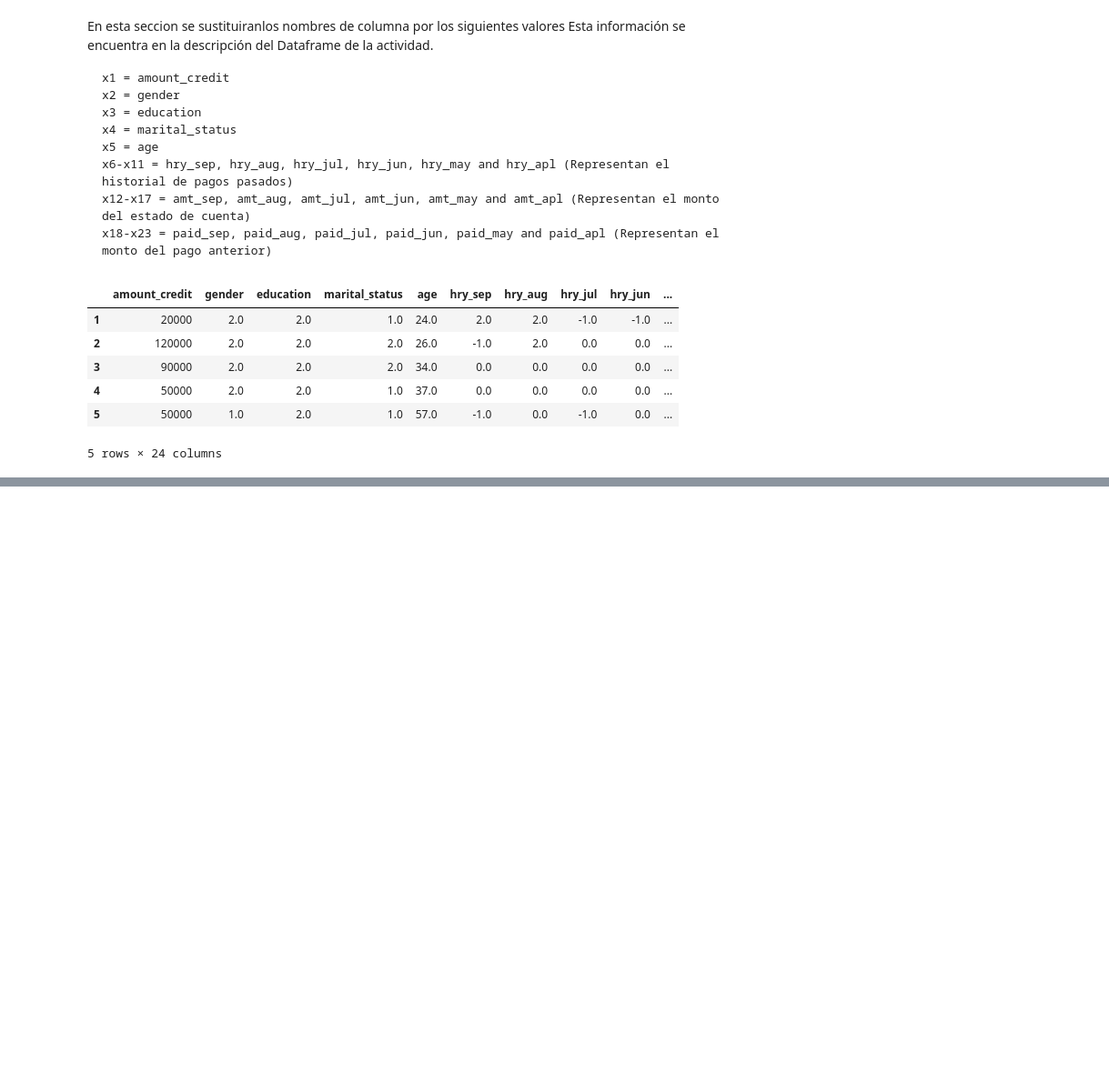
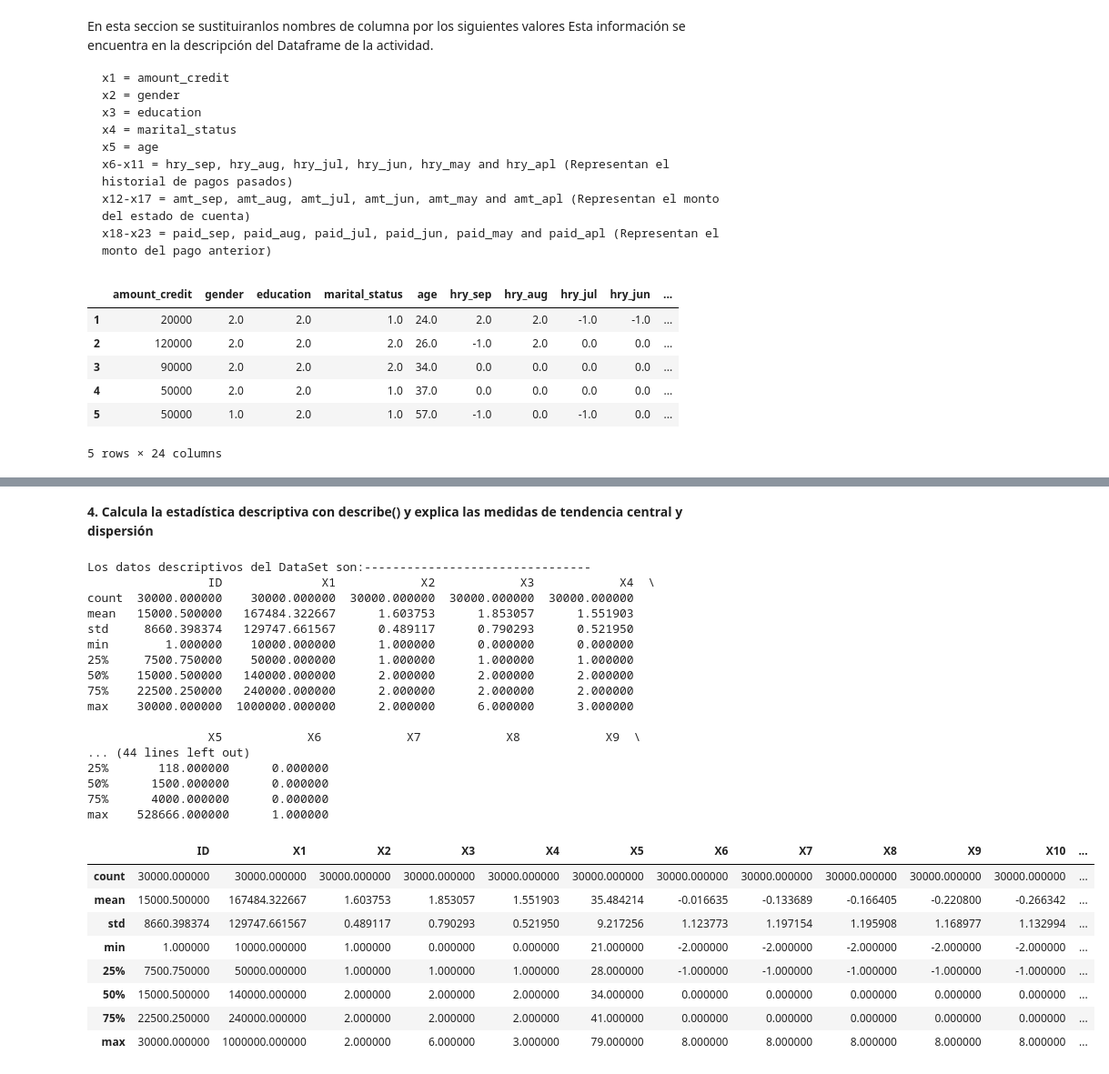
Before and after one commit to PosgradoMNA/Zayra-Annette-Lopez-Regalado-A00544748-Actividades-de-aprendizaje, a Jupyter notebook: Actividad_Semanal_6_Visualización_A00544748_.ipynb, the cells around one changed output, grey strips where cells are left out. Shown at 91% size. Saved outputs shown, nothing was run; the diff lists cells and outputs as text; code cells hidden in the pictures; blank space fills up the shorter version.

```diff
--- a/Actividad_Semanal_6_Visualización_A00544748_.ipynb
+++ b/Actividad_Semanal_6_Visualización_A00544748_.ipynb
@@ -151,0 +88,18 @@ dtype: int64
+# %%
+df= pd.read_csv('https://raw.githubusercontent.com/PosgradoMNA/Actividades_Aprendizaje-/main/default%20of%20credit%20card%20clients.csv')
+print('El contenido de mi dataset es:-----------------------------------------')
+print(df)
+print('El tamano de mi data set es:-------------------------------------------')
+print(df.shape)
+print('El DataSet contiene las siguientes columnas:---------------------------')
+print(df.columns)
+print('Los encabezados de mi Data Set son:------------------------------------')
+print(df.head())
+print('Los tipos de datos de las columnas de mi Data Set son:-----------------')
+print(df.dtypes)
+print('El resumen de datos de mi Data Set son:--------------------------------')
+print(df.info())
+print('Los datos nulos de mi Data Set son:------------------------------------')
+print(df.isna())
+print('total de datos nulos de mi Data Set son:-------------------------------')
+print(df.isna().sum())
@@ -151,0 +138,10 @@ dtype: int64
+# %%
+
+categoricas=['genero','educacion','estado_civil', 'pago_sept','pago_ago','pago_jul','pago_jun','pago_may','pago_abr']
+numericas = ['1','2','3','4','5','6','7','8','9','10','11','12']
+
+for columnas in df.columns:
+  promedio = df[columnas].mean()
+  df[columnas].fillna(value = promedio, inplace=True)
+print('total de datos nulos de mi Data Set son:-------------------------------')
+print(df.isna().sum())
@@ -151,0 +166,33 @@ dtype: int64
+# %% [markdown]
+**4. Calcula la estadística descriptiva con describe() y explica las medidas de tendencia central y dispersión**
+# %%
+print('Los datos descriptivos del DataSet son:--------------------------------')
+print(df.describe())
+df.describe()
+# %% [output]
+Los datos descriptivos del DataSet son:--------------------------------
+                 ID              X1            X2            X3            X4  \
+count  30000.000000    30000.000000  30000.000000  30000.000000  30000.000000
+mean   15000.500000   167484.322667      1.603753      1.853057      1.551903
+std     8660.398374   129747.661567      0.489117      0.790293      0.521950
+min        1.000000    10000.000000      1.000000      0.000000      0.000000
+25%     7500.750000    50000.000000      1.000000      1.000000      1.000000
+50%    15000.500000   140000.000000      2.000000      2.000000      2.000000
+75%    22500.250000   240000.000000      2.000000      2.000000      2.000000
+max    30000.000000  1000000.000000      2.000000      6.000000      3.000000
+
+                 X5            X6            X7            X8            X9  \
+... (44 lines left out)
+25%       118.000000      0.000000
+50%      1500.000000      0.000000
+75%      4000.000000      0.000000
+max    528666.000000      1.000000
+|  | ID | X1 | X2 | X3 | X4 | X5 | X6 | X7 | X8 | X9 | X10 | ... |
+| count | 30000.000000 | 30000.000000 | 30000.000000 | 30000.000000 | 30000.000000 | 30000.000000 | 30000.000000 | 30000.000000 | 30000.000000 | 30000.000000 | 30000.000000 | ... |
+| mean | 15000.500000 | 167484.322667 | 1.603753 | 1.853057 | 1.551903 | 35.484214 | -0.016635 | -0.133689 | -0.166405 | -0.220800 | -0.266342 | ... |
+| std | 8660.398374 | 129747.661567 | 0.489117 | 0.790293 | 0.521950 | 9.217256 | 1.123773 | 1.197154 | 1.195908 | 1.168977 | 1.132994 | ... |
+| min | 1.000000 | 10000.000000 | 1.000000 | 0.000000 | 0.000000 | 21.000000 | -2.000000 | -2.000000 | -2.000000 | -2.000000 | -2.000000 | ... |
+| 25% | 7500.750000 | 50000.000000 | 1.000000 | 1.000000 | 1.000000 | 28.000000 | -1.000000 | -1.000000 | -1.000000 | -1.000000 | -1.000000 | ... |
+| 50% | 15000.500000 | 140000.000000 | 2.000000 | 2.000000 | 2.000000 | 34.000000 | 0.000000 | 0.000000 | 0.000000 | 0.000000 | 0.000000 | ... |
+| 75% | 22500.250000 | 240000.000000 | 2.000000 | 2.000000 | 2.000000 | 41.000000 | 0.000000 | 0.000000 | 0.000000 | 0.000000 | 0.000000 | ... |
+| max | 30000.000000 | 1000000.000000 | 2.000000 | 6.000000 | 3.000000 | 79.000000 | 8.000000 | 8.000000 | 8.000000 | 8.000000 | 8.000000 | ... |
```
Also changed, not shown: parts of 81 cells of this notebook.
